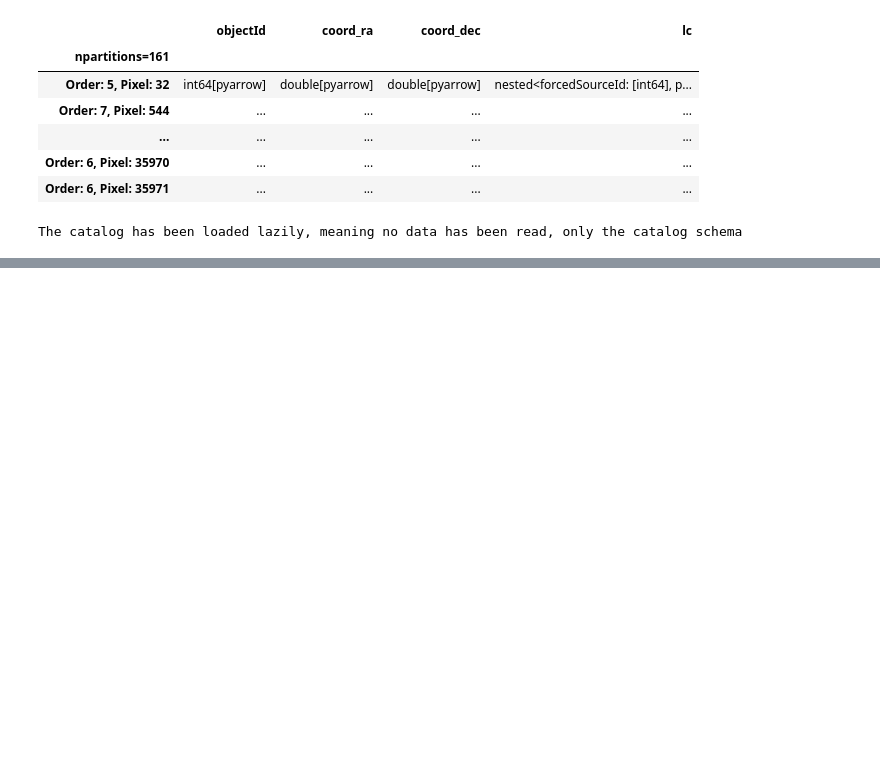
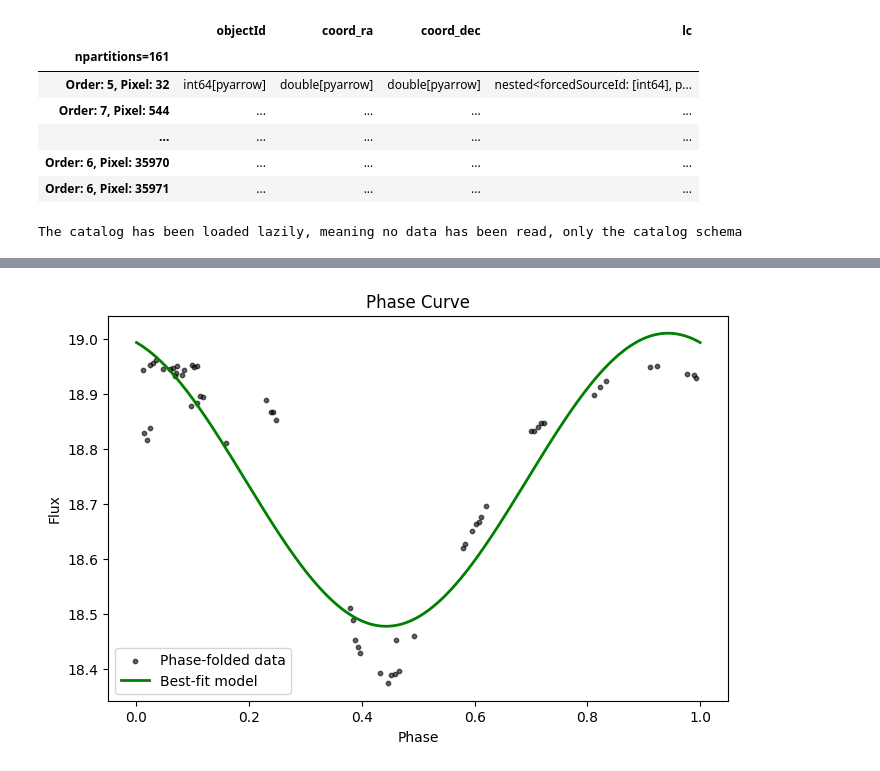
Before and after one commit to lsst-sitcom/linccf, a Jupyter notebook: comcam_rrlyrae/periodic.ipynb, the cells around one changed output, grey strips where cells are left out. Saved outputs shown, nothing was run; the diff lists cells and outputs as text; code cells hidden in the pictures; blank space fills up the shorter version.

```diff
--- a/comcam_rrlyrae/periodic.ipynb
+++ b/comcam_rrlyrae/periodic.ipynb
@@ -705,0 +679,38 @@ band = band[valid_idx]
+# %%
+# Given data
+
+# best_frequency = 13.034750645220157
+best_period = 1/best_frequency
+
+# Compute phase
+phase = (t % best_period) / best_period  # Phase calculation
+
+# Sort phase for smooth plotting
+sorted_idx = np.argsort(phase)
+phase_sorted = phase[sorted_idx]
+y_sorted = y[sorted_idx]
+
+# Fit a model using Lomb-Scargle
+ls = LombScargle(t, y, yerr)
+phase_fit = np.linspace(0, 1, 1000)  # Smooth phase grid for model
+t_fit = phase_fit * best_period  # Convert phase back to time for fitting
+y_fit = ls.model(t_fit, 1 / best_period)  # Compute model at these times
+
+# Plot the phase-folded data
+
+# Plot the phase curve
+plt.figure(figsize=(8, 5))
+plt.scatter(phase_sorted, y_sorted, color='black', alpha=0.6, s=10, label="Phase-folded data")
+
+# Overplot the fitted model
+plt.plot(phase_fit, y_fit, color='green', linewidth=2, label="Best-fit model")
+
+
+# Formatting
+plt.xlabel("Phase")
+plt.ylabel("Flux")
+plt.title("Phase Curve")
+plt.legend()
+plt.show()
+# %% [output]
+[figure, added]
```
Also changed, not shown: parts of 53 cells of this notebook.
